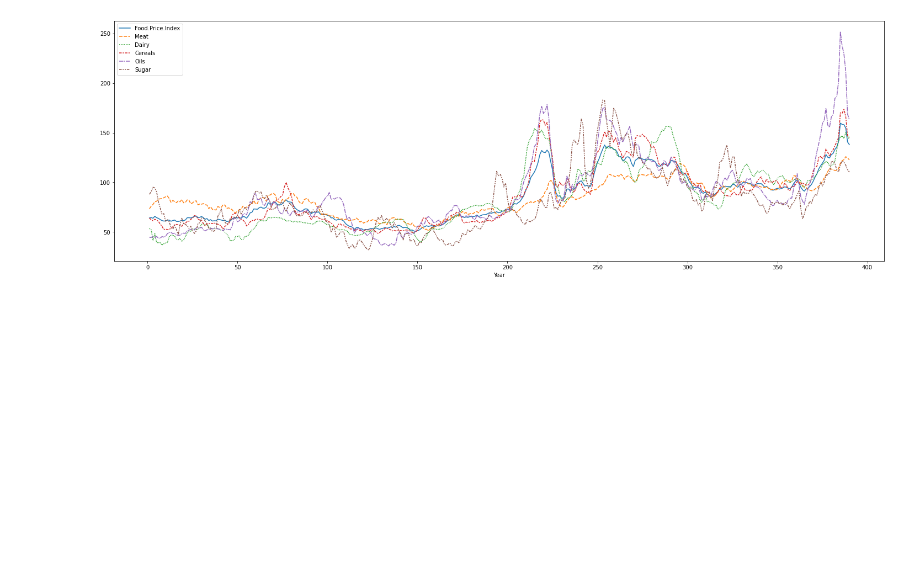
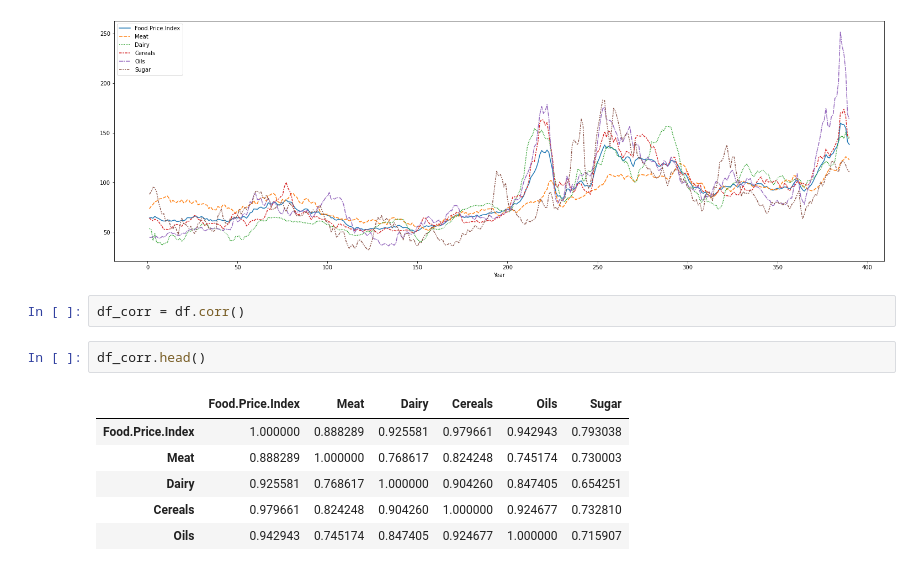
Before and after one commit to mateuszreliga/Global_food_prices, a Jupyter notebook: GFP.ipynb, the cells around one changed output. Cells and saved outputs as stored; diff of their text form; blank space fills up the shorter version.

```diff
--- a/GFP.ipynb
+++ b/GFP.ipynb
@@ -88,3 +88,14 @@ plt.xlabel("Year")
 plt.show();
 # %% [output]
 [figure]
+# %%
+df_corr = df.corr()
+# %%
+df_corr.head()
+# %% [output]
+|  | Food.Price.Index | Meat | Dairy | Cereals | Oils | Sugar |
+| Food.Price.Index | 1.000000 | 0.888289 | 0.925581 | 0.979661 | 0.942943 | 0.793038 |
+| Meat | 0.888289 | 1.000000 | 0.768617 | 0.824248 | 0.745174 | 0.730003 |
+| Dairy | 0.925581 | 0.768617 | 1.000000 | 0.904260 | 0.847405 | 0.654251 |
+| Cereals | 0.979661 | 0.824248 | 0.904260 | 1.000000 | 0.924677 | 0.732810 |
+| Oils | 0.942943 | 0.745174 | 0.847405 | 0.924677 | 1.000000 | 0.715907 |
```
Also changed, not shown: parts of 4 cells of this notebook.
